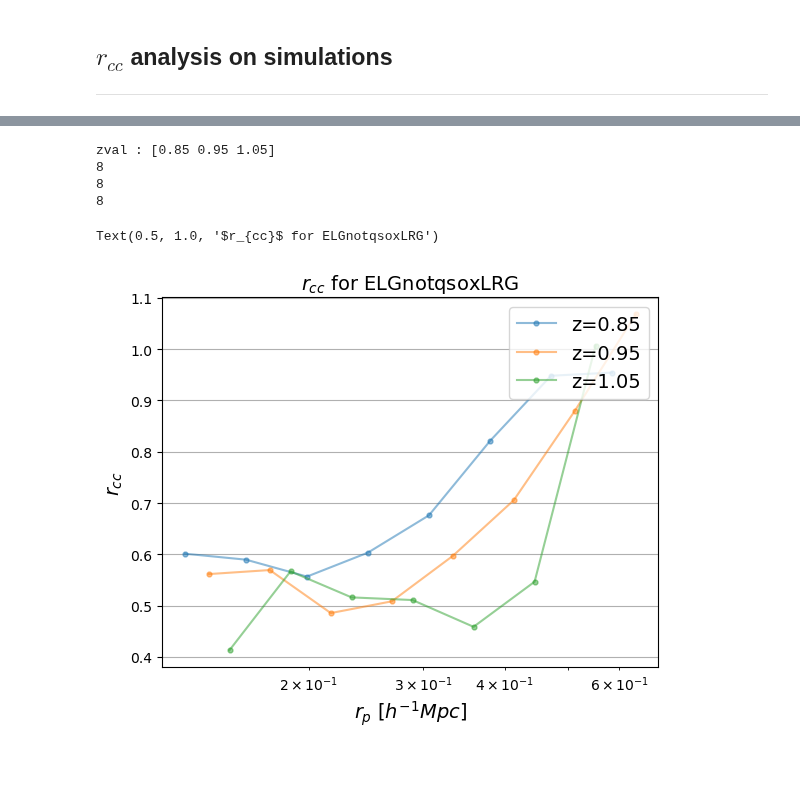
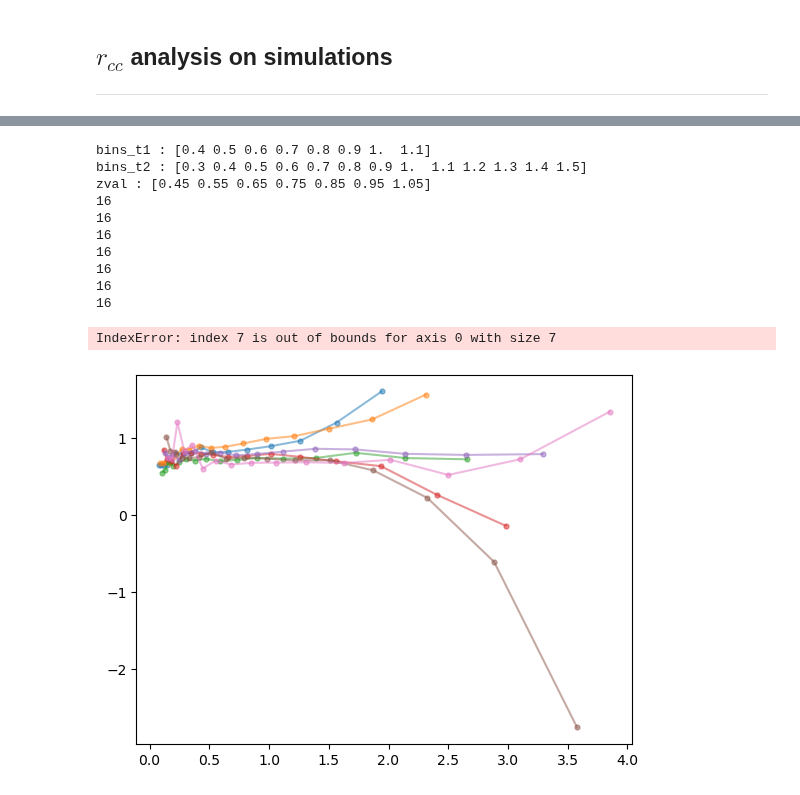
Before and after one commit to JeanCHDJdev/desi-y3-hsc, a Jupyter notebook: src/statistics/plot_results.ipynb, the cells around one changed output, grey strips where cells are left out. Cells and saved outputs as stored; diff of their text form; code cells hidden in the pictures; blank space fills up the shorter version.

```diff
--- a/src/statistics/plot_results.ipynb
+++ b/src/statistics/plot_results.ipynb
@@ -451,5 +475,6 @@ Combining results
 # %%
 importlib.reload(resm)
+ncurves = 0
 tracers = ['BGS_ANY', 'LRG', 'ELGnotqso', 'QSO']#'ELGnotqso', 'QSO']
 
 # tomographic binning...
@@ -464,7 +489,7 @@ tomo_bin_dnnz = np.loadtxt('hsc_pz/data/tomographic_binning_dnnz.dat')
 fig, ax = plt.subplots(figsize=(14, 6))
 fig.subplots_adjust(right=0.85)
 
-scale_cut = [1, 6]
+scale_cut = [0.1, 1.0]
 
 title = 'Photo-z calibration for\nHSCx['
 for n in range(len(tracers)):
@@ -495,7 +520,7 @@ for n in range(len(tracers)):
                 tracer=t,
                 tomo_bin=tomo,
                 sigmaj_corrections=np.ones_like(sigmaj_corr),
-                rebin=2,
+                rebin=1,
                 )
             )
 
@@ -653,10 +633,10 @@ importlib.reload(resm)
 ROOT = Path('/global/cfs/projectdirs/desi/users/jchdj/desi-y3-hsc/src/statistics/outputs/')
 desc = 'j64_ns256'
 path_dictionary = {
-    'HSC' : ROOT / 'results_sims_rcc_v2_0_1' / f'autos_{desc}_zbin', #quasar spacing bla bla bla
+    'HSC' : ROOT / 'results_sims_rcc_v2_0_1' / f'autos_{desc}_HSC', #quasar spacing bla bla bla
     'DESI_NGC' : ROOT / 'results_sims_rcc_v2_0_1' / f'autos_{desc}_zbin',
     'DESI_SGC' : None, #ROOT / f'autos_{desc}_SGC',
-    'DESIxHSC' : ROOT / 'results_sims_rcc_v2_0_1' / f'autos_{desc}_zbin',
+    'DESIxHSC' : ROOT / 'results_sims_rcc_v2_0_1' / f'cross_{desc}_zbin',
 }
 for v in path_dictionary.values():
     if v is not None:
@@ -664,8 +644,8 @@ for v in path_dictionary.values():
 # %%
 importlib.reload(resm)
 scale_cuts = [0.01, 200]
-tracer_rcc1 = 'ELGnotqso'
-tracer_rcc2 = 'LRG'
+tracer_rcc1 = 'LRG'
+tracer_rcc2 = 'HSC'
 frcc = resm.full_rcc(
     path_dictionary=path_dictionary,
     tracer1=tracer_rcc1,
@@ -678,40 +674,46 @@ NameError: name 'importlib' is not defined
 # %%
 import src.statistics.cosmotools as ct
 reader = cf.CorrFileReader(
     path_dictionary['DESI_NGC'],
     )
 sep = reader.get_bins('theta')
 
-bins_elg = np.array(reader.get_bins(tracer_rcc1))
-bins_lrg = np.array(reader.get_bins(tracer_rcc2))
-
+bins_t1 = np.array(reader.get_bins(tracer_rcc1))
+bins_t2 = np.array(reader.get_bins(tracer_rcc2))
+print(f"bins_t1 : {bins_t1}")
+print(f"bins_t2 : {bins_t2}")
 
 zval_bins = []
-for val in bins_elg:
-    if np.any(np.isclose(val, bins_lrg, atol=0.02)):
+for val in bins_t2:
+    if np.any(np.isclose(val, bins_t1, atol=0.02)):
         zval_bins.append(val)
 zval = zval_bins[:-1] + np.diff(zval_bins) / 2
 print(f"zval : {zval}")
 
 for i, r in enumerate(frcc):
     scale = ct.arcsec2hMpc(sep*3600, zval[i])
     # for now at LRG redshifts these are the same since minimum scale is > 0.1
     scale = scale[:len(r)]
-    print(len(r))
     plt.plot(scale, r, marker='o', markersize=3.5, linestyle='-', alpha=0.5, label=f'z={zval[i]:.2f}')
 plt.xscale('log')
 plt.xlabel(r'$r_p$ [$h^{-1}Mpc$]', fontsize=14)
 plt.ylabel(r'$r_{cc}$', fontsize=14)
 plt.grid()
 plt.legend(loc='upper right', fontsize=14)
 plt.title(r'$r_{cc}$' + f' for {tracer_rcc1}x{tracer_rcc2}', fontsize=14)
 # %% [output]
-zval : [0.85 0.95 1.05]
-8
-8
-8
+bins_t1 : [0.4 0.5 0.6 0.7 0.8 0.9 1.  1.1]
+bins_t2 : [0.3 0.4 0.5 0.6 0.7 0.8 0.9 1.  1.1 1.2 1.3 1.4 1.5]
+zval : [0.45 0.55 0.65 0.75 0.85 0.95 1.05]
+16
+16
+16
+16
+16
+16
+16
-Text(0.5, 1.0, '$r_{cc}$ for ELGnotqsoxLRG')
+IndexError: index 7 is out of bounds for axis 0 with size 7
-[figure, old version]
+[figure, new version]
 # %%
 rcc_interp = []
 scale_matrix = []
```
Also changed, not shown: parts of 9 cells of this notebook, 6 other files.
